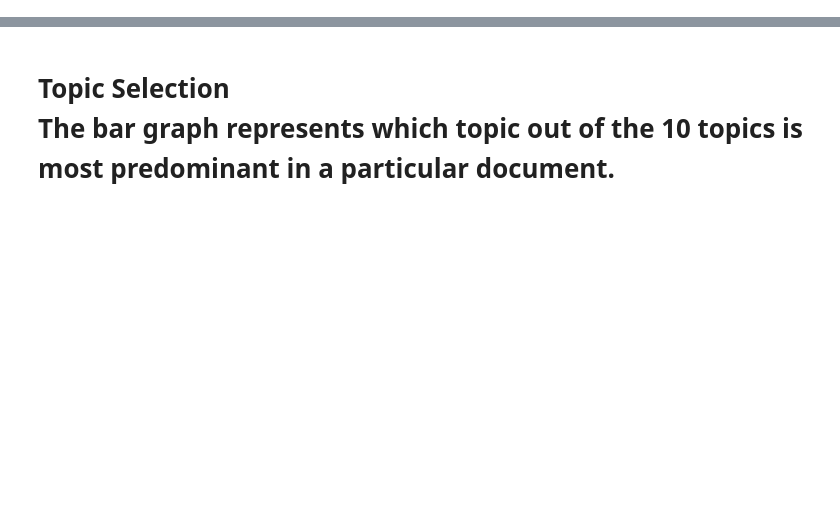
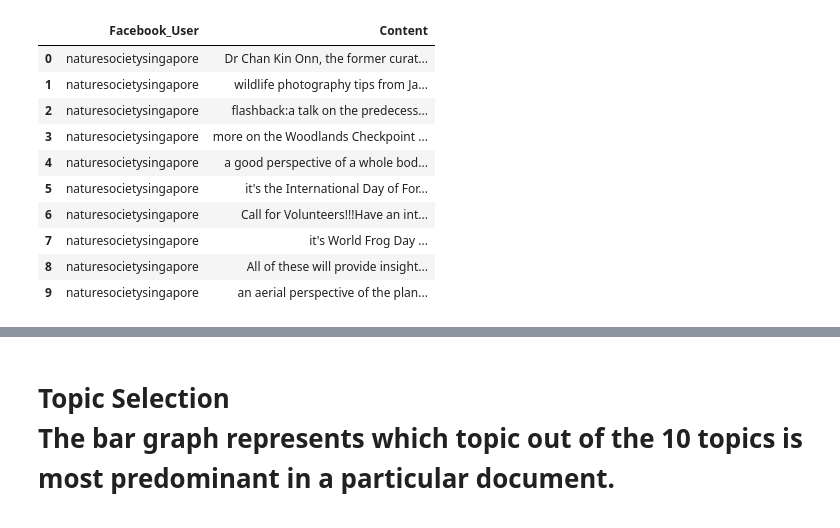
Before and after one commit to YuvBindal/MFT, a Jupyter notebook: topicModelling.ipynb, the cells around one changed output, grey strips where cells are left out. Drawn from its saved outputs; the diff is of its cells as text; code cells hidden in the pictures; blank space fills up the shorter version.

```diff
--- a/topicModelling.ipynb
+++ b/topicModelling.ipynb
@@ -32,0 +66,15 @@ df.head()
+# %%
+df = SG_Dataset[['Facebook_User','Content']]
+df.head(10)
+# %% [output]
+|  | Facebook_User | Content |
+| 0 | naturesocietysingapore | Dr Chan Kin Onn, the former curat... |
+| 1 | naturesocietysingapore | wildlife photography tips from Ja... |
+| 2 | naturesocietysingapore | flashback:a talk on the predecess... |
+| 3 | naturesocietysingapore | more on the Woodlands Checkpoint ... |
+| 4 | naturesocietysingapore | a good perspective of a whole bod... |
+| 5 | naturesocietysingapore | it's the International Day of For... |
+| 6 | naturesocietysingapore | Call for Volunteers!!!Have an int... |
+| 7 | naturesocietysingapore | it's World Frog Day ... |
+| 8 | naturesocietysingapore | All of these will provide insight... |
+| 9 | naturesocietysingapore | an aerial perspective of the plan... |
```
Also changed, not shown: parts of 16 cells of this notebook, 9 other files.
